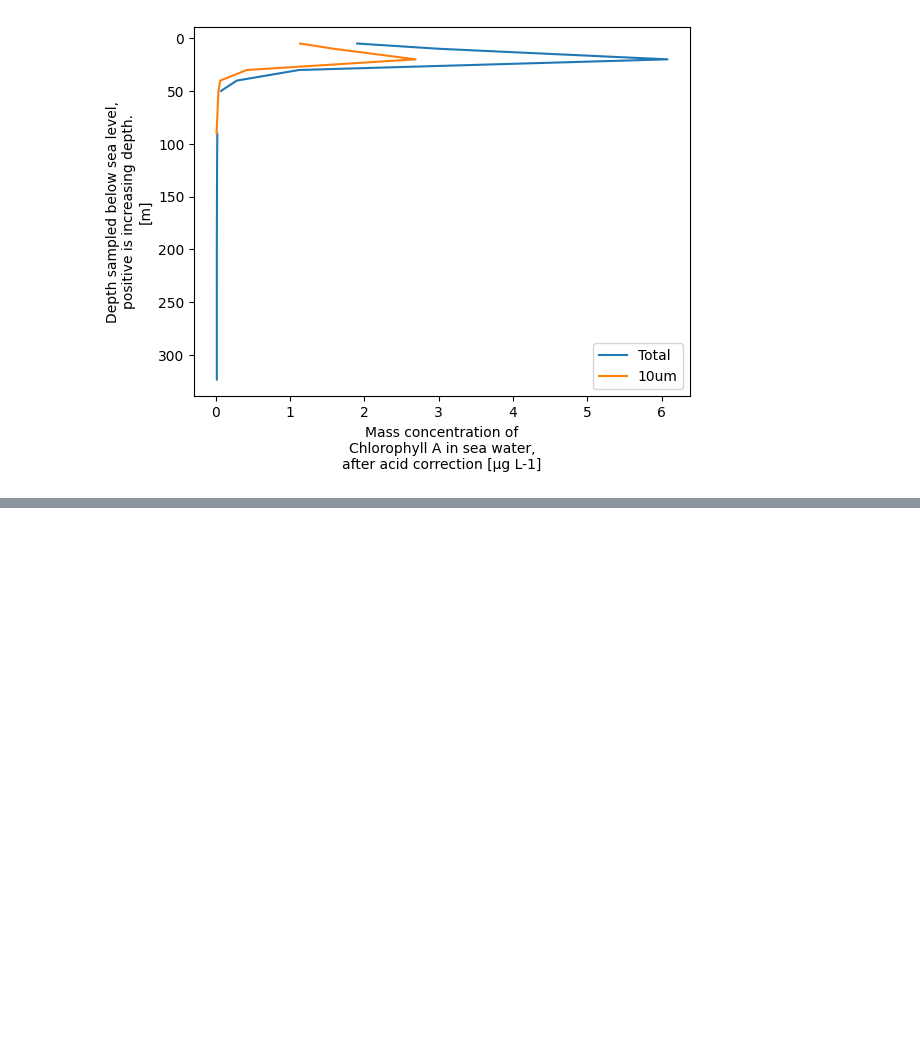
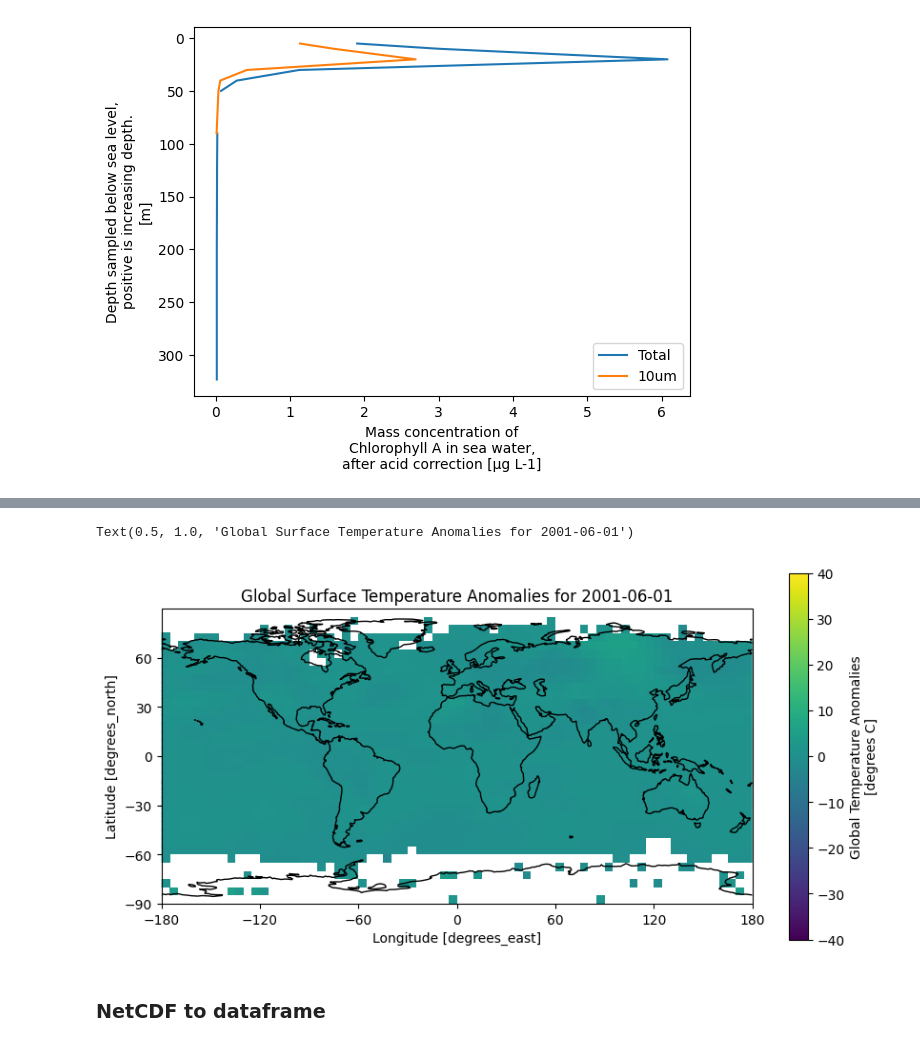
Before and after one commit to Andrey801-afk/Nss_Lab_learn, a Jupyter notebook: src/netcdf/NetCdf4_note.ipynb, the cells around one changed output, grey strips where cells are left out. Cells and saved outputs as stored; diff of their text form; code cells hidden in the pictures; blank space fills up the shorter version.

```diff
--- a/src/netcdf/NetCdf4_note.ipynb
+++ b/src/netcdf/NetCdf4_note.ipynb
@@ -108,0 +120,28 @@ plt.legend()
+# %%
+plt.figure(figsize=(10,5))
+ax = plt.axes(projection=ccrs.PlateCarree())
+
+desired_date = '2001-06-01'
+data_for_desired_date = xrds.sel(time=desired_date)
+
+vmin = xrds['anom'].attrs['valid_min']
+vmax = xrds['anom'].attrs['valid_max']
+vmin_abs = abs(vmin)
+abs_max = max(vmin_abs, vmax)
+
+ax.coastlines() # добавление береговой линии
+ax.set_xticks(range(-180, 181, 60), crs=ccrs.PlateCarree())
+ax.set_yticks(range(-90, 90, 30), crs=ccrs.PlateCarree())
+
+ax.set_xlabel('longitude')
+ax.set_ylabel('latitude')
+
+
+data_for_desired_date['anom'].plot(vmin=-abs_max, vmax=abs_max)
+
+plt.title(f'Global Surface Temperature Anomalies for {desired_date}')
+# %% [output]
+Text(0.5, 1.0, 'Global Surface Temperature Anomalies for 2001-06-01')
+[figure, added]
+# %% [markdown]
+### NetCDF to dataframe
```
Also changed, not shown: parts of 3 cells of this notebook, 1 other file.
